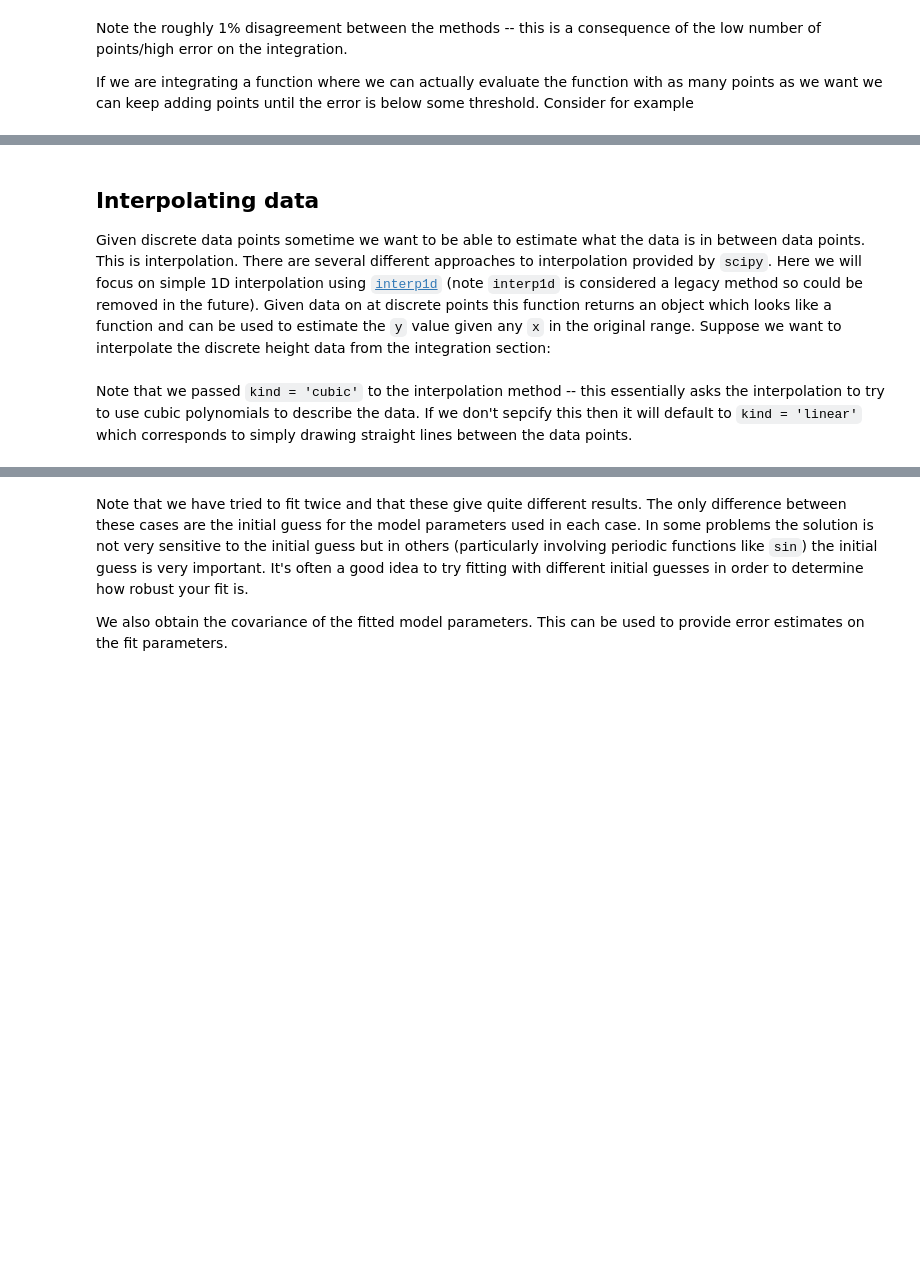
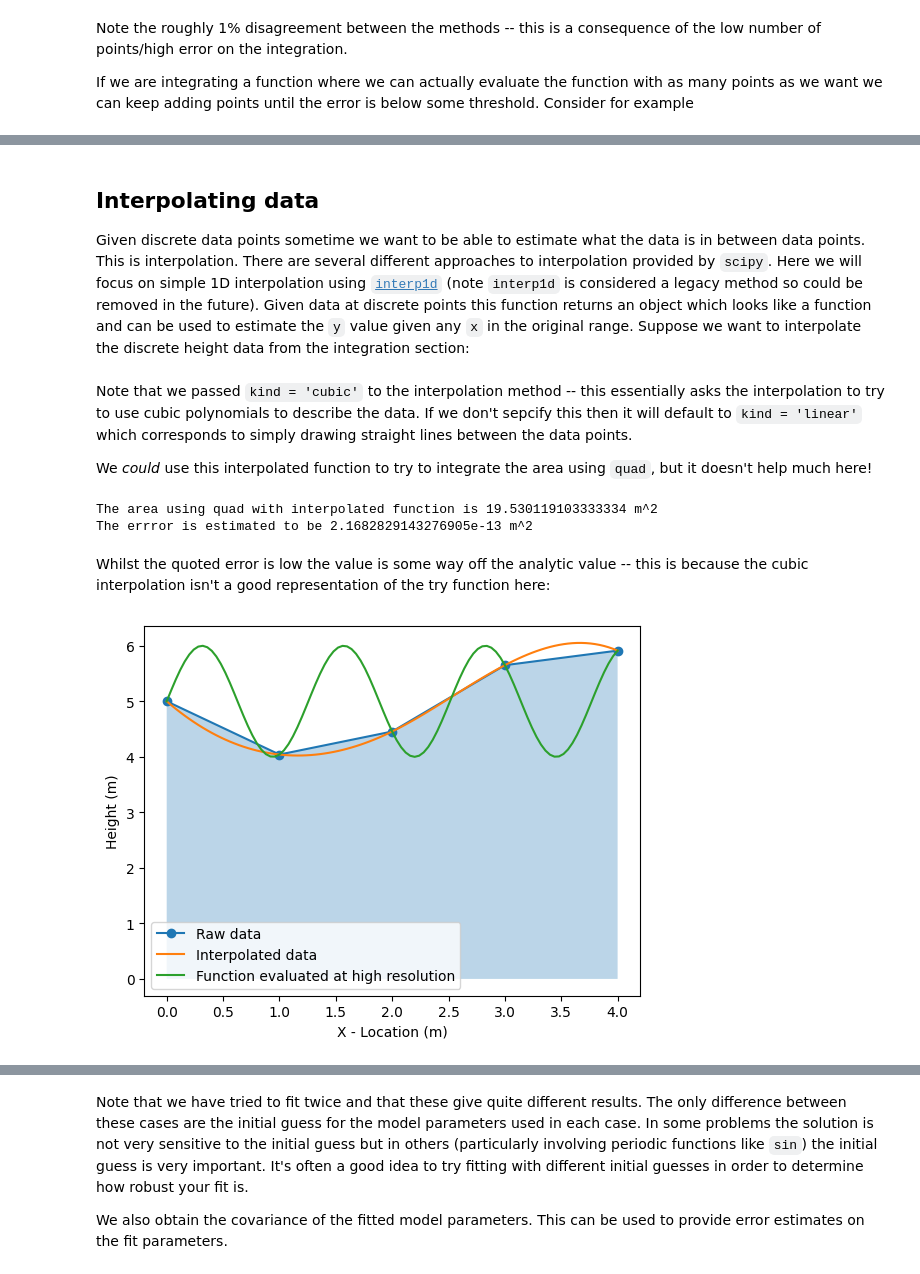
Before and after one commit to d7919/introduction_to_python_at_york, a Jupyter notebook: 05_Common_Scientific_Tasks_Scipy.ipynb, the cells around one changed output, grey strips where cells are left out. Cells and saved outputs as stored; diff of their text form; code cells hidden in the pictures; blank space fills up the shorter version.

```diff
--- a/05_Common_Scientific_Tasks_Scipy.ipynb
+++ b/05_Common_Scientific_Tasks_Scipy.ipynb
@@ -62,7 +64,7 @@ The analytic result of the integral is indeed 20.118.
 # %% [markdown]
 ## Interpolating data
 
-Given discrete data points sometime we want to be able to estimate what the data is in between data points. This is interpolation. There are several different approaches to interpolation provided by `scipy`. Here we will focus on simple 1D interpolation using [`interp1d`](https://docs.scipy.org/doc/scipy/reference/generated/scipy.interpolate.interp1d.html#scipy.interpolate.interp1d) (note `interp1d` is considered a legacy method so could be removed in the future). Given data on at discrete points this function returns an object which looks like a function and can be used to estimate the `y` value given any `x` in the original range. Suppose we want to interpolate the discrete height data from the integration section:
+Given discrete data points sometime we want to be able to estimate what the data is in between data points. This is interpolation. There are several different approaches to interpolation provided by `scipy`. Here we will focus on simple 1D interpolation using [`interp1d`](https://docs.scipy.org/doc/scipy/reference/generated/scipy.interpolate.interp1d.html#scipy.interpolate.interp1d) (note `interp1d` is considered a legacy method so could be removed in the future). Given data at discrete points this function returns an object which looks like a function and can be used to estimate the `y` value given any `x` in the original range. Suppose we want to interpolate the discrete height data from the integration section:
 # %%
 from scipy.interpolate import interp1d
 interpolated_height = interp1d(x_locations, heights, kind = 'cubic')
@@ -86,6 +88,33 @@ plt.ylabel('Height (m)')
 plt.show()
 # %% [markdown]
 Note that we passed `kind = 'cubic'` to the interpolation method -- this essentially asks the interpolation to try to use cubic polynomials to describe the data. If we don't sepcify this then it will default to `kind = 'linear'` which corresponds to simply drawing straight lines between the data points.
+
+We _could_ use this interpolated function to try to integrate the area using `quad`, but it doesn't help much here!
+# %%
+area_quad, error_estimate = quad(interpolated_height, 0.0, 4.0)
+
+print(f'The area using quad with interpolated function is {area_quad} m^2')
+print(f'The errror is estimated to be {error_estimate} m^2')
+# %% [output]
+The area using quad with interpolated function is 19.530119103333334 m^2
+The errror is estimated to be 2.1682829143276905e-13 m^2
+# %% [markdown]
+Whilst the quoted error is low the value is some way off the analytic value -- this is because the cubic interpolation isn't a good representation of the try function here:
+# %%
+plt.plot(x_locations, heights, marker = 'o', label = 'Raw data')
+plt.fill_between(x_locations, 0, heights, alpha = 0.3)
+
+plt.plot(x_location_high_res, interp_height_high_res, label = 'Interpolated data')
+
+plt.plot(x_location_high_res, func_to_integrate(x_location_high_res), label = 'Function evaluated at high resolution')
+
+# Add labels and show the plot
+plt.legend(loc = 'best')
+plt.xlabel('X - Location (m)')
+plt.ylabel('Height (m)')
+plt.show()
+# %% [output]
+[figure, added]
 # %% [markdown]
 ## Curve fitting
 
```
Also changed, not shown: parts of 6 cells of this notebook, 5 other files.
